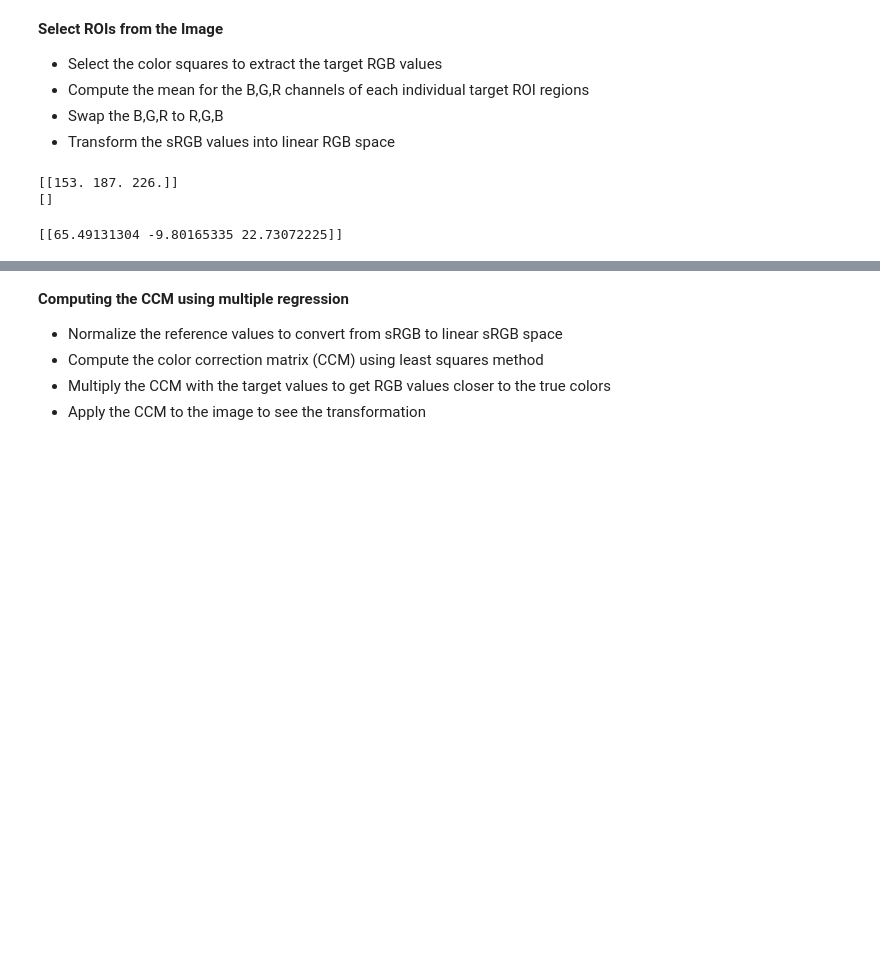
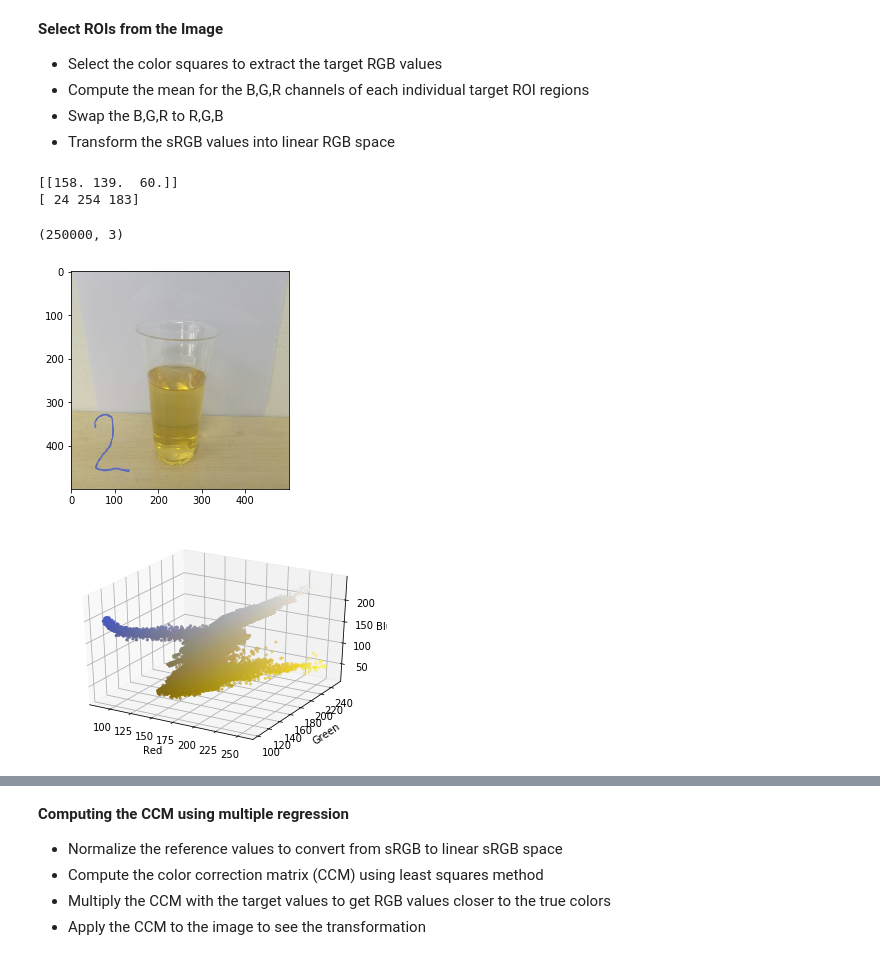
Before and after one commit to swedwi/Urine-Analysis, a Jupyter notebook: Color Correction - Urine.ipynb, the cells around one changed output, grey strips where cells are left out. Saved outputs shown, nothing was run; the diff lists cells and outputs as text; code cells hidden in the pictures; blank space fills up the shorter version.

Commit message:
Added swatches for different colors and CIEDE2000 function to find the minimal distances between standard urine code vs. target value

```diff
--- a/Color Correction - Urine.ipynb
+++ b/Color Correction - Urine.ipynb
@@ -105,17 +157,40 @@ if __name__ == "__main__":
     #print(targetValue)
     targetValue = np.round(targetValue)
 
-    targetCIE = np.round(targetCIE)
+    #targetCIE = np.round(targetCIE)
 
     print(targetValue)
-    print(targetCIE)
+
+    ycolor = (183, 146, 1)
+    targetColor = np.full((10,10,3),ycolor,dtype = np.uint8)
+
+    targetHSV = cv2.cvtColor(targetColor, cv2.COLOR_RGB2HSV)
+    print(targetHSV[0,0])
+    #print(targetCIE)
     #targetValue_lab = cm.srgb_to_cielab(targetValue)
     #print(targetValue_lab)
 # %% [output]
-[[153. 187. 226.]]
-[]
+[[158. 139.  60.]]
+[ 24 254 183]
-# %%
-    cie = cm.srgb_to_cielab(targetValue)
-    print(cie)
-# %% [output]
-[[65.49131304 -9.80165335 22.73072225]]
+# %%
+    targetRGB = cv2.cvtColor(target,cv2.COLOR_BGR2RGB)
+    plt.imshow(targetRGB)
+    r,g,b = cv2.split(targetRGB)
+    fig = plt.figure()
+    axis = fig.add_subplot(1,1,1,projection="3d")
+
+    pixel_colors = targetRGB.reshape((np.shape(targetRGB)[0] * np.shape(targetRGB)[1],3))
+    print(pixel_colors.shape)
+    norm = colors.Normalize(vmin=-1.,vmax=1.)
+    norm.autoscale(pixel_colors)
+    pixel_colors = norm(pixel_colors).tolist()
+
+    axis.scatter(r.flatten(),g.flatten(),b.flatten(), facecolors = pixel_colors,marker=".")
+    axis.set_xlabel('Red')
+    axis.set_ylabel('Green')
+    axis.set_zlabel('Blue')
+    plt.show()
+# %% [output]
+(250000, 3)
+[figure, added]
+[figure, added]
```
Also changed, not shown: parts of 15 cells of this notebook, 9 other files.
